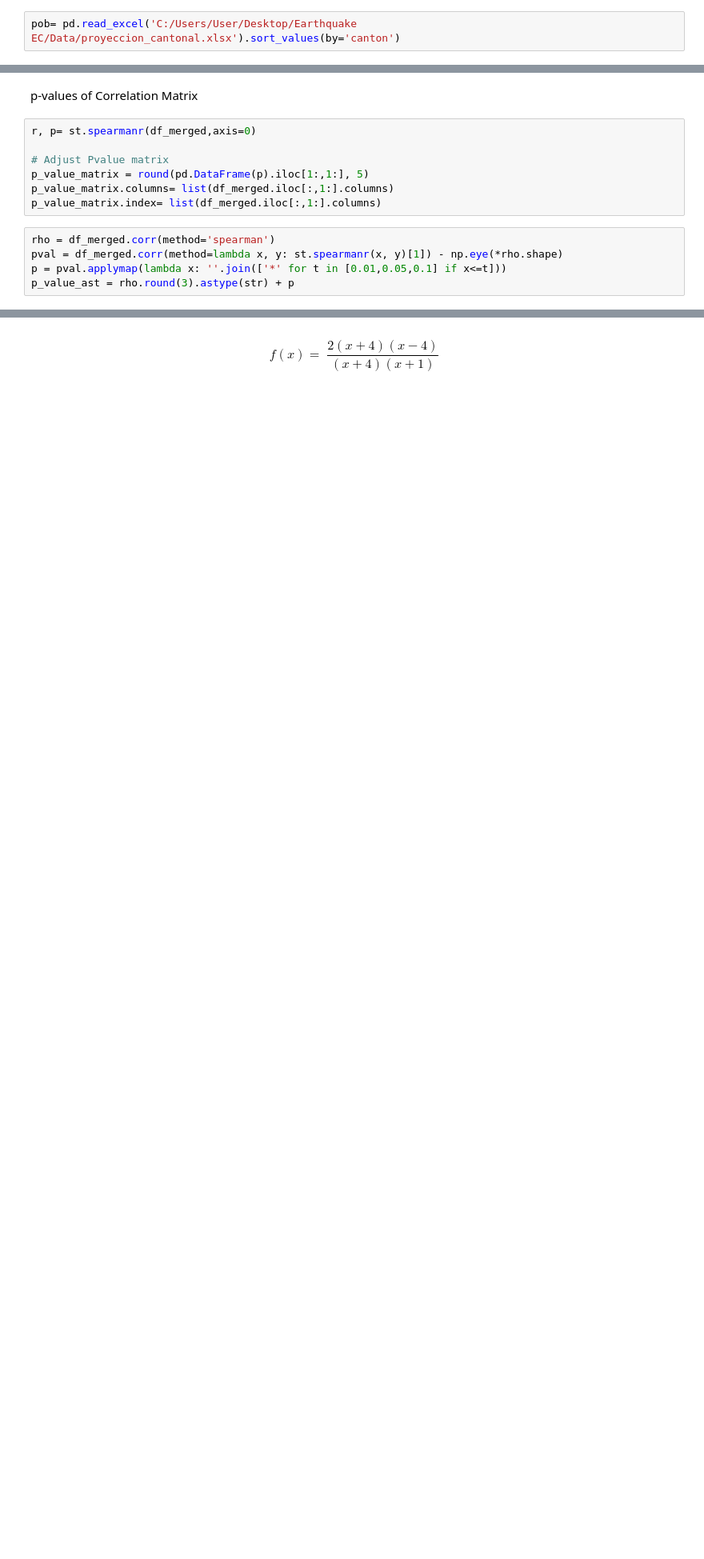
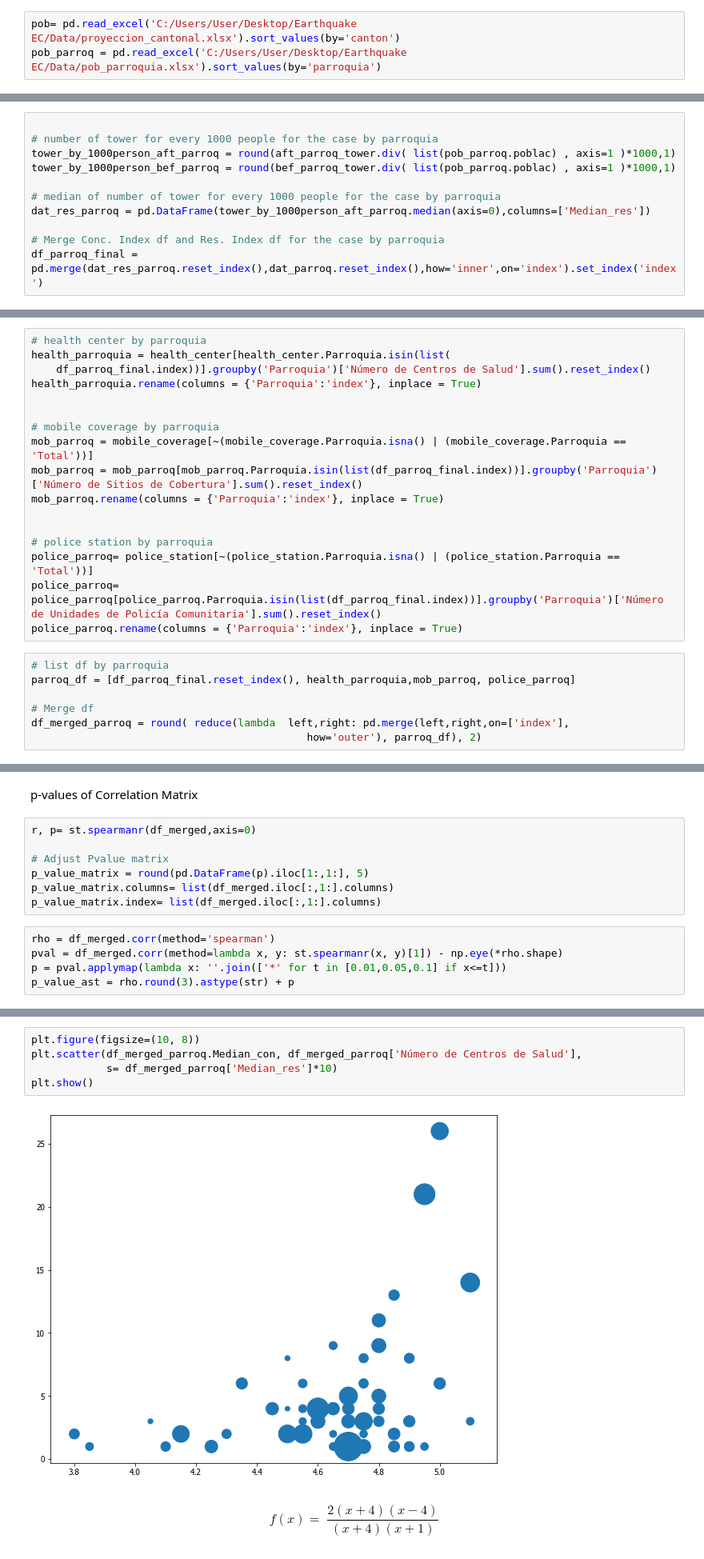
Before and after one commit to aamaguay/Preparing-Eathquake-Ec, a Jupyter notebook: Notebooks/Processing and Metrics.ipynb, the cells around one changed output, grey strips where cells are left out. Shown at 80% size. Cells and saved outputs as stored; diff of their text form; blank space fills up the shorter version.

```diff
--- a/Notebooks/Processing and Metrics.ipynb
+++ b/Notebooks/Processing and Metrics.ipynb
@@ -184,6 +186,7 @@ conc_index_aft= CI(aft_cant_user, [15,16,17])
 Here, I load a dataset about population by canton in 2016
 # %%
 pob= pd.read_excel('C:/Users/User/Desktop/Earthquake EC/Data/proyeccion_cantonal.xlsx').sort_values(by='canton')
+pob_parroq = pd.read_excel('C:/Users/User/Desktop/Earthquake EC/Data/pob_parroquia.xlsx').sort_values(by='parroquia')
 # %% [markdown]
 ## Concentration Index of most and least populated cantons during earthquake
 # %%
@@ -318,3 +346,14 @@ df_canton_final = pd.merge(dat_res.reset_index(),dat.reset_index(),how='inner',o
+# %%
+
+# number of tower for every 1000 people for the case by parroquia
+tower_by_1000person_aft_parroq = round(aft_parroq_tower.div( list(pob_parroq.poblac) , axis=1 )*1000,1)
+tower_by_1000person_bef_parroq = round(bef_parroq_tower.div( list(pob_parroq.poblac) , axis=1 )*1000,1)
+
+# median of number of tower for every 1000 people for the case by parroquia
+dat_res_parroq = pd.DataFrame(tower_by_1000person_aft_parroq.median(axis=0),columns=['Median_res'])
+
+# Merge Conc. Index df and Res. Index df for the case by parroquia
+df_parroq_final = pd.merge(dat_res_parroq.reset_index(),dat_parroq.reset_index(),how='inner',on='index').set_index('index')
 # %% [markdown]
 I load new datasets
 # %%
@@ -430,3 +468,27 @@ poverty_persona.Poverty_pers_rural = poverty_persona.Poverty_pers_rural.astype(n
+# %%
+# health center by parroquia
+health_parroquia = health_center[health_center.Parroquia.isin(list(
+    df_parroq_final.index))].groupby('Parroquia')['Número de Centros de Salud'].sum().reset_index()
+health_parroquia.rename(columns = {'Parroquia':'index'}, inplace = True)
+
+
+# mobile coverage by parroquia
+mob_parroq = mobile_coverage[~(mobile_coverage.Parroquia.isna() | (mobile_coverage.Parroquia == 'Total'))]
+mob_parroq = mob_parroq[mob_parroq.Parroquia.isin(list(df_parroq_final.index))].groupby('Parroquia')['Número de Sitios de Cobertura'].sum().reset_index()
+mob_parroq.rename(columns = {'Parroquia':'index'}, inplace = True)
+
+
+# police station by parroquia
+police_parroq= police_station[~(police_station.Parroquia.isna() | (police_station.Parroquia == 'Total'))]
+police_parroq= police_parroq[police_parroq.Parroquia.isin(list(df_parroq_final.index))].groupby('Parroquia')['Número de Unidades de Policía Comunitaria'].sum().reset_index()
+police_parroq.rename(columns = {'Parroquia':'index'}, inplace = True)
+# %%
+# list df by parroquia
+parroq_df = [df_parroq_final.reset_index(), health_parroquia,mob_parroq, police_parroq]
+
+# Merge df
+df_merged_parroq = round( reduce(lambda  left,right: pd.merge(left,right,on=['index'],
+                                            how='outer'), parroq_df), 2)
 # %%
 # list of dataframes
 list_df = [df_canton_final.reset_index(), health_center_cant, mobile_coverage_cant, police_station_cant,
@@ -543,3 +603,10 @@ plt.show()
+# %%
+plt.figure(figsize=(10, 8))
+plt.scatter(df_merged_parroq.Median_con, df_merged_parroq['Número de Centros de Salud'],
+            s= df_merged_parroq['Median_res']*10)
+plt.show()
+# %% [output]
+[figure, added]
 # %% [markdown]
 $$
 f\left( x \right) = \;\frac{{2\left( {x + 4} \right)\left( {x - 4} \right)}}{{\left( {x + 4} \right)\left( {x + 1} \right)}}
```
Also changed, not shown: parts of 17 cells of this notebook, 3 other files.
